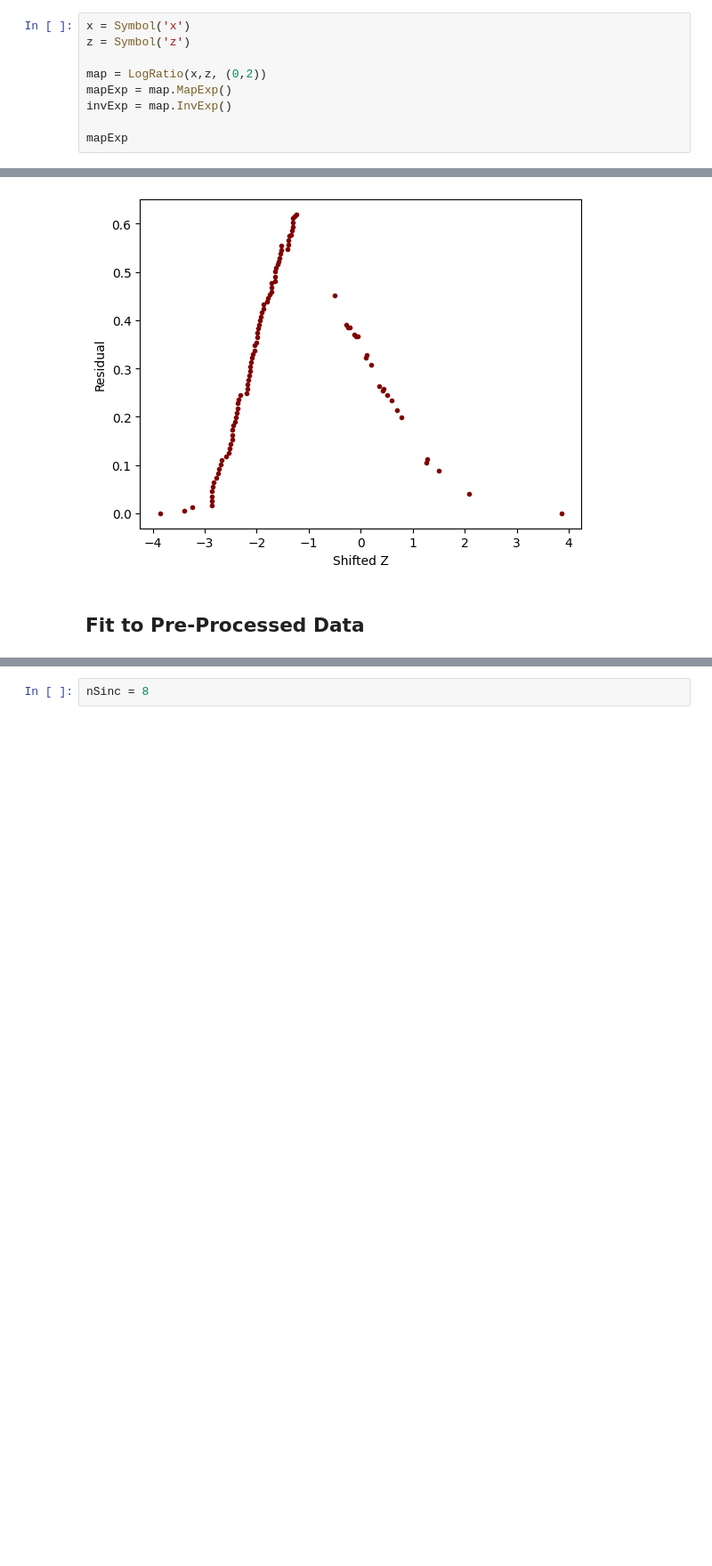
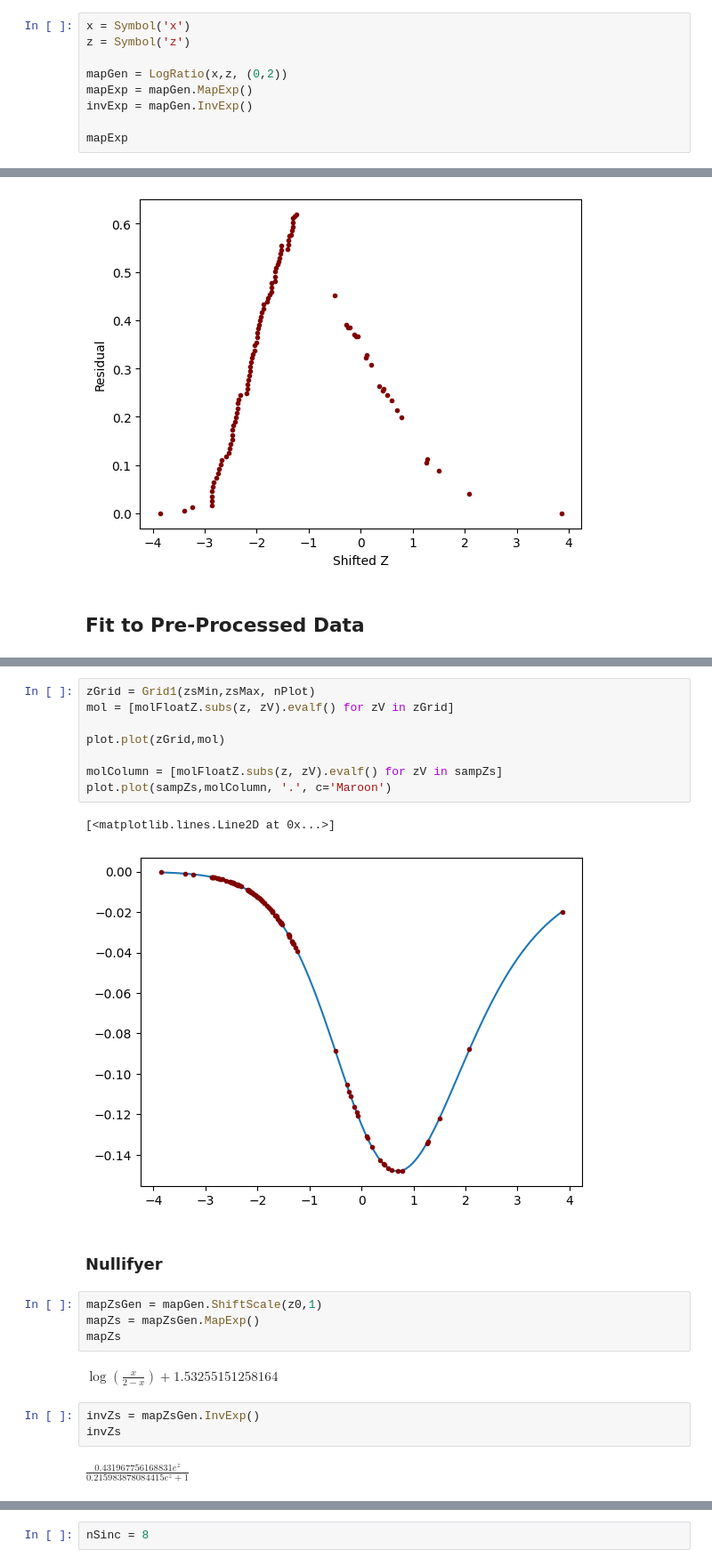
Before and after one commit to DesignToolInvestor/ManetSim, a Jupyter notebook: 2dDist/Worksheets/dist_b_fit.ipynb, the cells around one changed output, grey strips where cells are left out. Shown at 89% size. Saved outputs shown, nothing was run; the diff lists cells and outputs as text; blank space fills up the shorter version.

```diff
--- a/2dDist/Worksheets/dist_b_fit.ipynb
+++ b/2dDist/Worksheets/dist_b_fit.ipynb
@@ -50,9 +50,9 @@ Text(0, 0.5, 'CDF')
 x = Symbol('x')
 z = Symbol('z')
 
-map = LogRatio(x,z, (0,2))
-mapExp = map.MapExp()
-invExp = map.InvExp()
+mapGen = LogRatio(x,z, (0,2))
+mapExp = mapGen.MapExp()
+invExp = mapGen.InvExp()
 
 mapExp
 # %% [output]
@@ -192,0 +241,24 @@ MolSetZ(z, (0,1))
+# %%
+zGrid = Grid1(zsMin,zsMax, nPlot)
+mol = [molFloatZ.subs(z, zV).evalf() for zV in zGrid]
+
+plot.plot(zGrid,mol)
+
+molColumn = [molFloatZ.subs(z, zV).evalf() for zV in sampZs]
+plot.plot(sampZs,molColumn, '.', c='Maroon')
+# %% [output]
+[<matplotlib.lines.Line2D at 0x...>]
+[figure, added]
+# %% [markdown]
+### Nullifyer
+# %%
+mapZsGen = mapGen.ShiftScale(z0,1)
+mapZs = mapZsGen.MapExp()
+mapZs
+# %% [output]
+$\displaystyle \log{\left(\frac{x}{2 - x} \right)} + 1.53255151258164$
+# %%
+invZs = mapZsGen.InvExp()
+invZs
+# %% [output]
+$\displaystyle \frac{0.431967756168831 e^{z}}{0.215983878084415 e^{z} + 1}$
```
Also changed, not shown: parts of 41 cells of this notebook, 1 other file.
